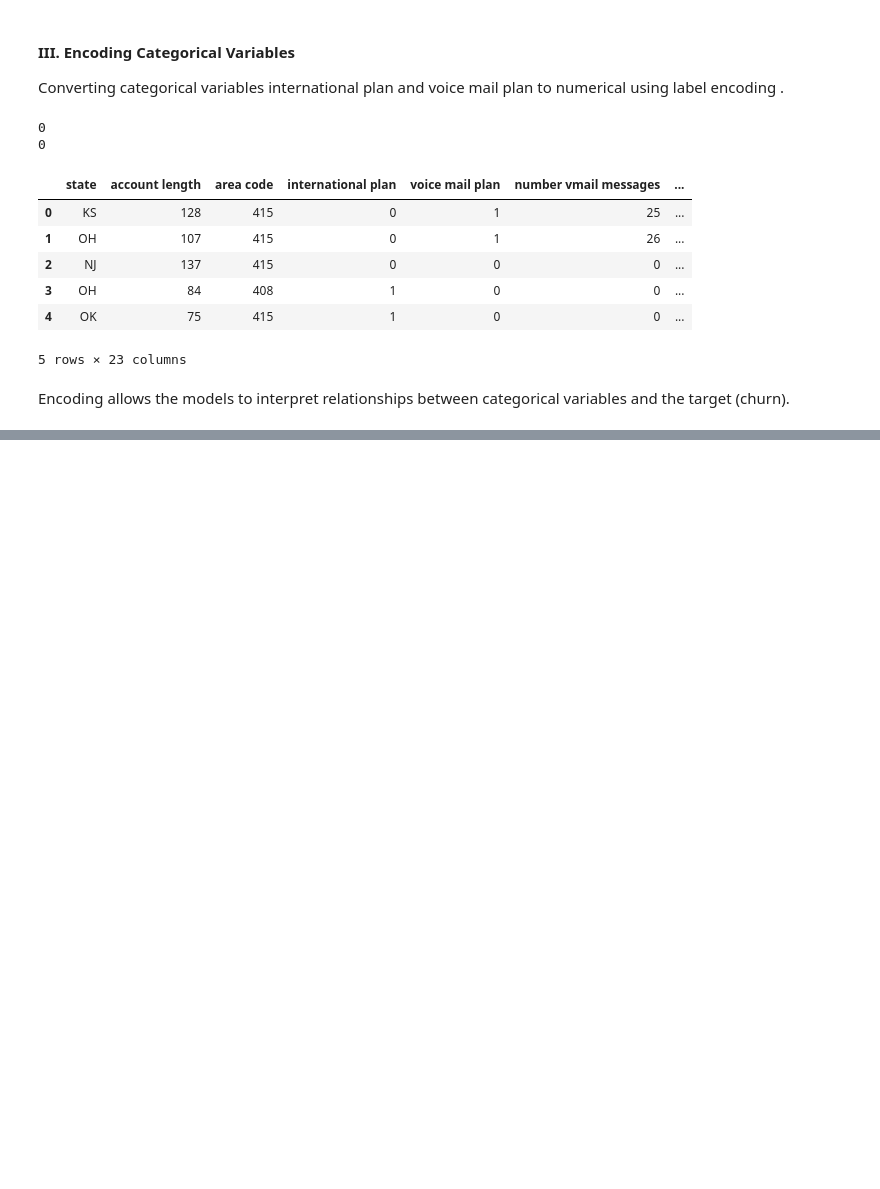
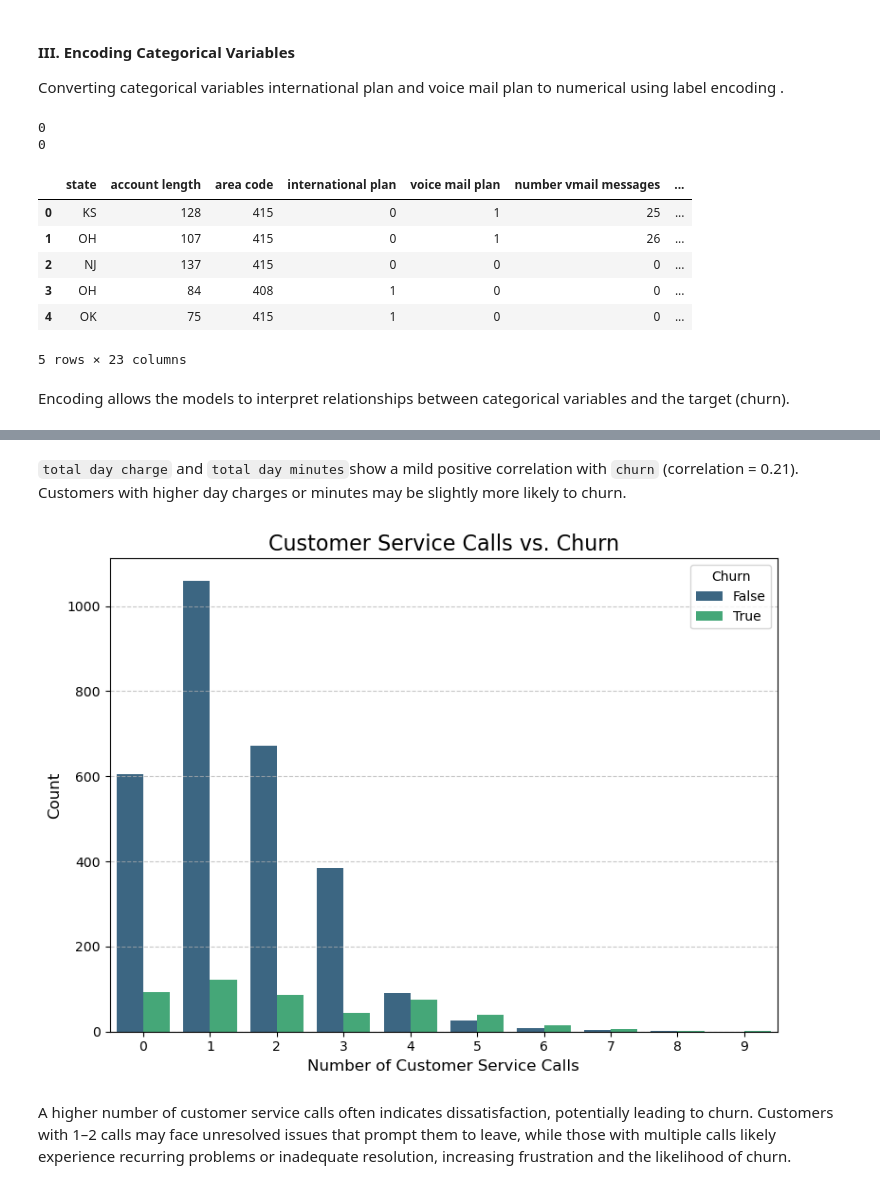
Before and after one commit to Calebmanju/phase-3---Telcom---Churn---Prediction, a Jupyter notebook: phase 3.ipynb, the cells around one changed output, grey strips where cells are left out. Drawn from its saved outputs; the diff is of its cells as text; code cells hidden in the pictures; blank space fills up the shorter version.

```diff
--- a/phase 3.ipynb
+++ b/phase 3.ipynb
@@ -220,0 +317,27 @@ df.head()
+# %% [markdown]
+`total day charge` and `total day minutes`show a mild positive correlation with `churn` (correlation = 0.21).
+Customers with higher day charges or minutes may be slightly more likely to churn.
+# %%
+
+
+# Create a countplot for Customer Service Calls vs. Churn
+plt.figure(figsize=(8, 6))
+sns.countplot(
+    data=df,
+    x='customer service calls',
+    hue='churn',
+    palette='viridis'
+)
+plt.title('Customer Service Calls vs. Churn', fontsize=16)
+plt.xlabel('Number of Customer Service Calls', fontsize=12)
+plt.ylabel('Count', fontsize=12)
+plt.legend(title='Churn', loc='upper right')
+plt.grid(axis='y', linestyle='--', alpha=0.7)
+plt.tight_layout()
+
+plt.show()
+# %% [output]
+[figure, added]
+# %% [markdown]
+
+A higher number of customer service calls often indicates dissatisfaction, potentially leading to churn. Customers with 1–2 calls may face unresolved issues that prompt them to leave, while those with multiple calls likely experience recurring problems or inadequate resolution, increasing frustration and the likelihood of churn.
```
Also changed, not shown: parts of 9 cells of this notebook.
